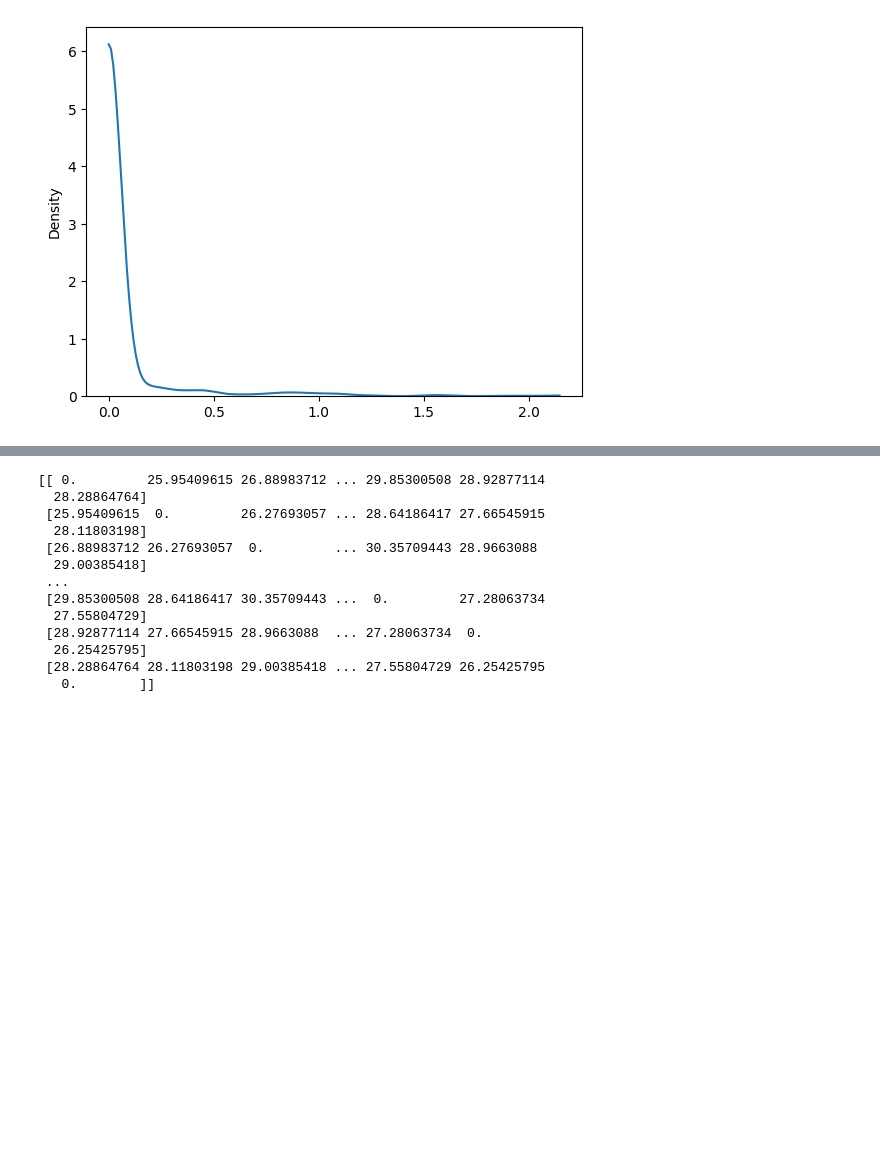
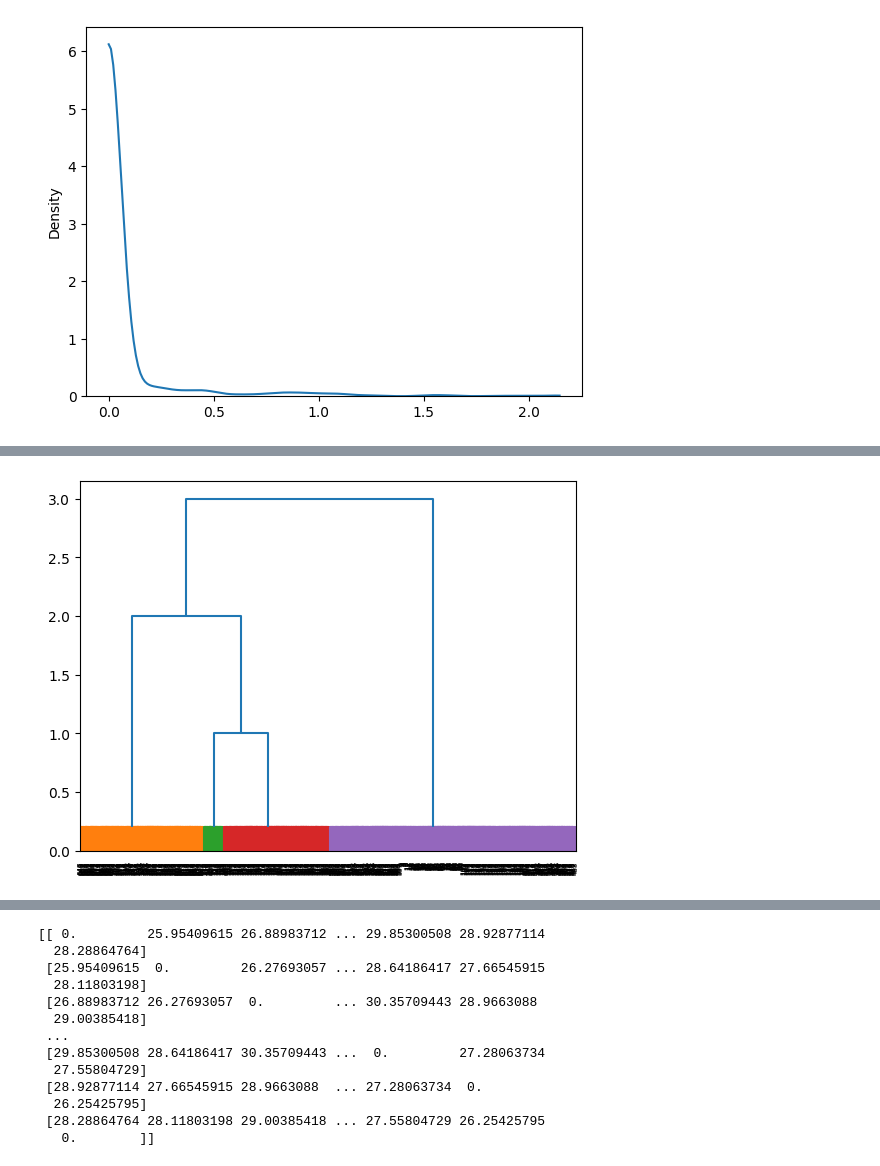
Before and after one commit to tobasummandal/deepCats, a Jupyter notebook: levelsSimulation.ipynb, the cells around one changed output, grey strips where cells are left out. Saved outputs shown, nothing was run; the diff lists cells and outputs as text; code cells hidden in the pictures; blank space fills up the shorter version.

```diff
--- a/levelsSimulation.ipynb
+++ b/levelsSimulation.ipynb
@@ -177,2 +228,6 @@ sns.kdeplot(
+# %%
+dendrogram_viz = viz.dendrogram_visualization(clustering)
+# %% [output]
+[figure, added]
 # %%
 subExemplars, subCentroids = cat.make_categories(
```
Also changed, not shown: parts of 17 cells of this notebook.
